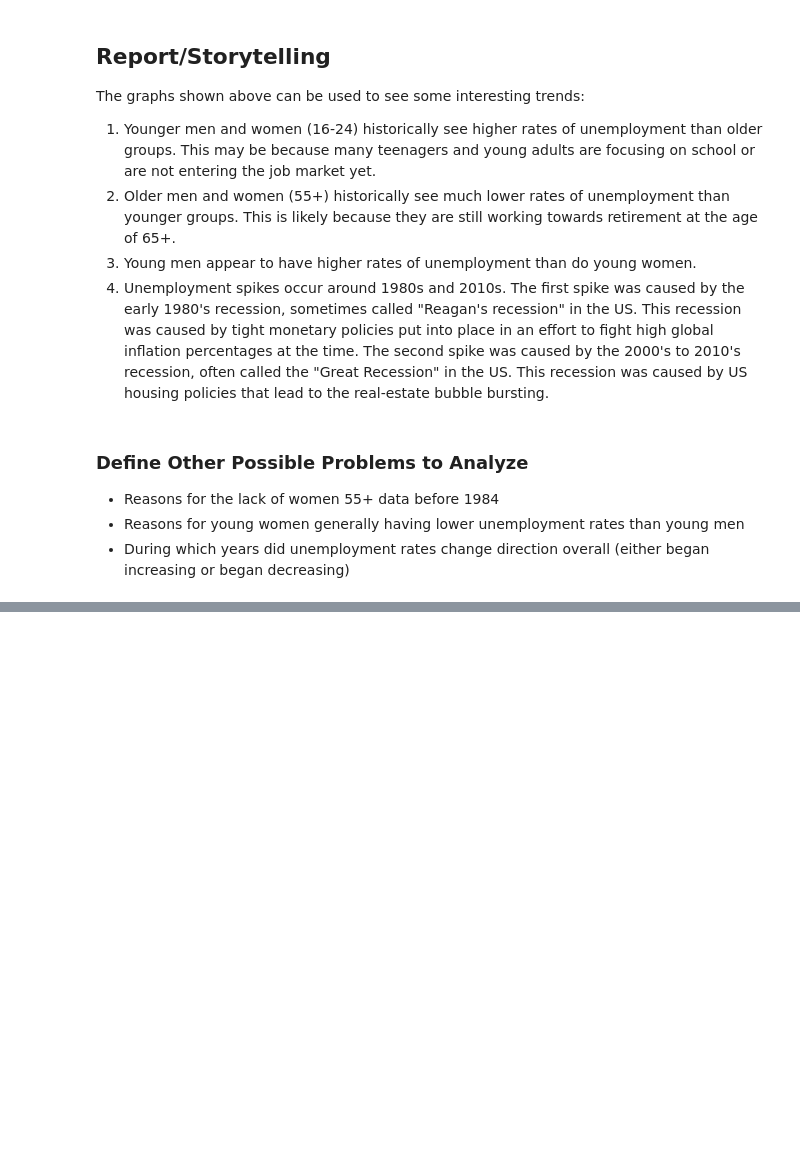
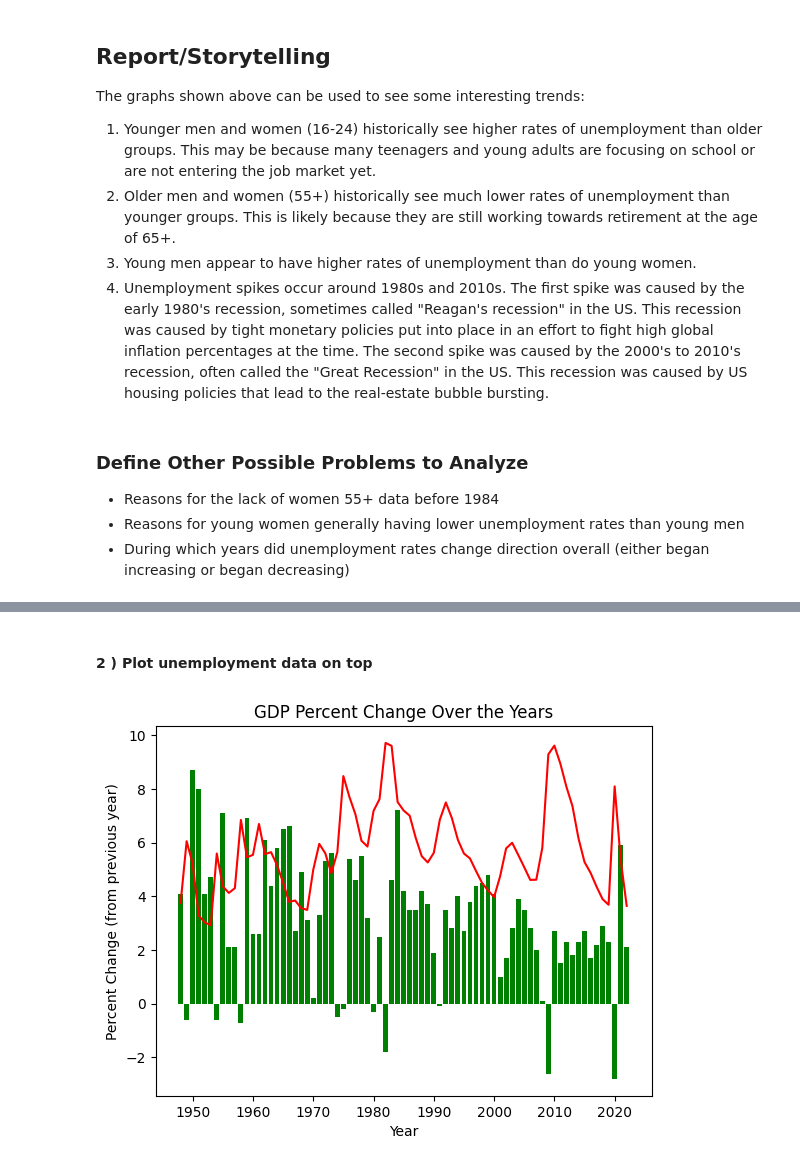
Before and after one commit to greead/data_analytics, a Jupyter notebook: unemployment_study/unemployment_case.ipynb, the cells around one changed output, grey strips where cells are left out. Cells and saved outputs as stored; diff of their text form; code cells hidden in the pictures; blank space fills up the shorter version.

Commit message:
finished gdp+unemp case

```diff
--- a/unemployment_study/unemployment_case.ipynb
+++ b/unemployment_study/unemployment_case.ipynb
@@ -379,0 +824,17 @@ The graphs shown above can be used to see some interesting trends:
+# %% [markdown]
+#### 2 ) Plot unemployment data on top
+# %%
+# Create a bar graph of the df
+plt.bar(merge_df.index, merge_df['gdp'], color='green')
+plt.plot(merge_df.index, merge_df['unemp_rate'], color='red')
+# merge_df['unemp_rate'].plot(secondary_y=True, figsize=(20,6))
+# merge_df['gdp'].plot(kind = 'bar', width=0.5, figsize=(20,6))
+
+
+# Set labels, title, and legend
+plt.xlabel('Year')
+plt.ylabel('Percent Change (from previous year)')
+plt.title('GDP Percent Change Over the Years')
+plt.show()
+# %% [output]
+[figure, added]
```
Also changed, not shown: parts of 48 cells of this notebook, 2 other files.
